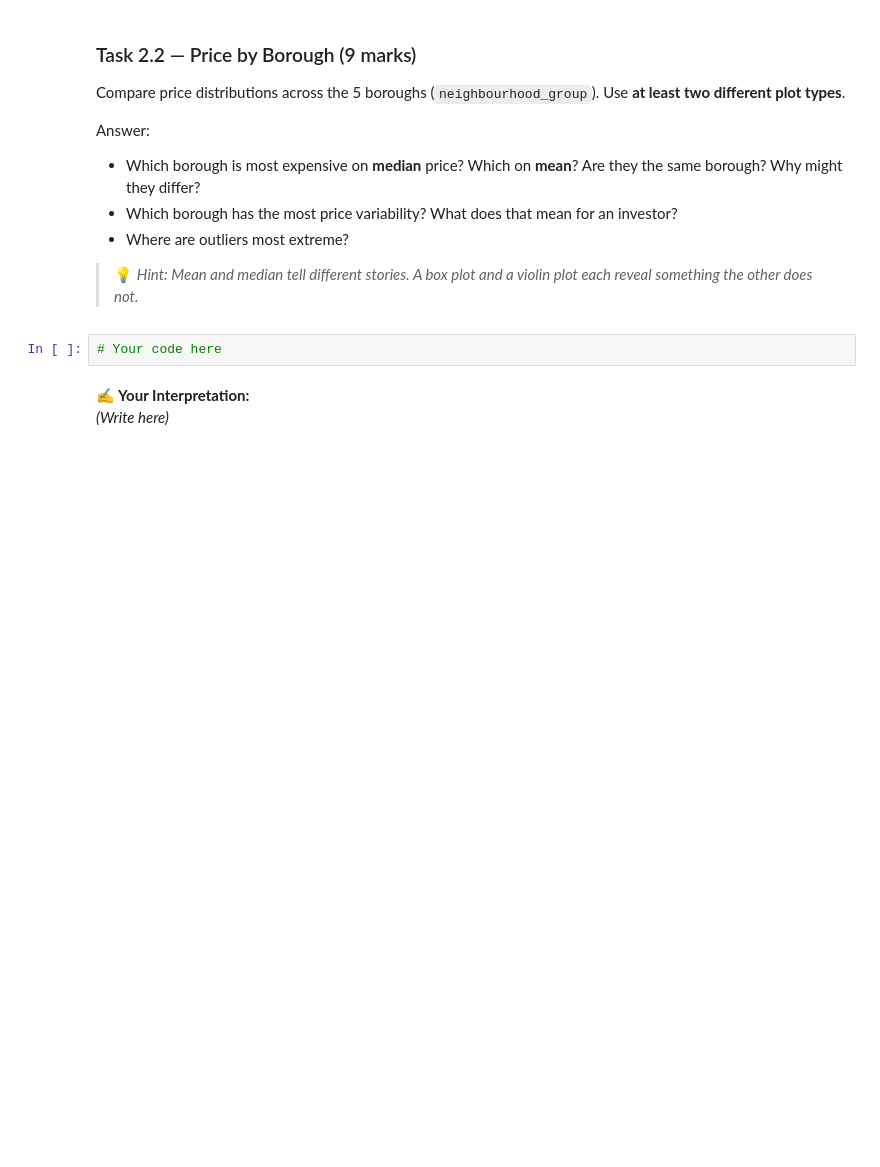
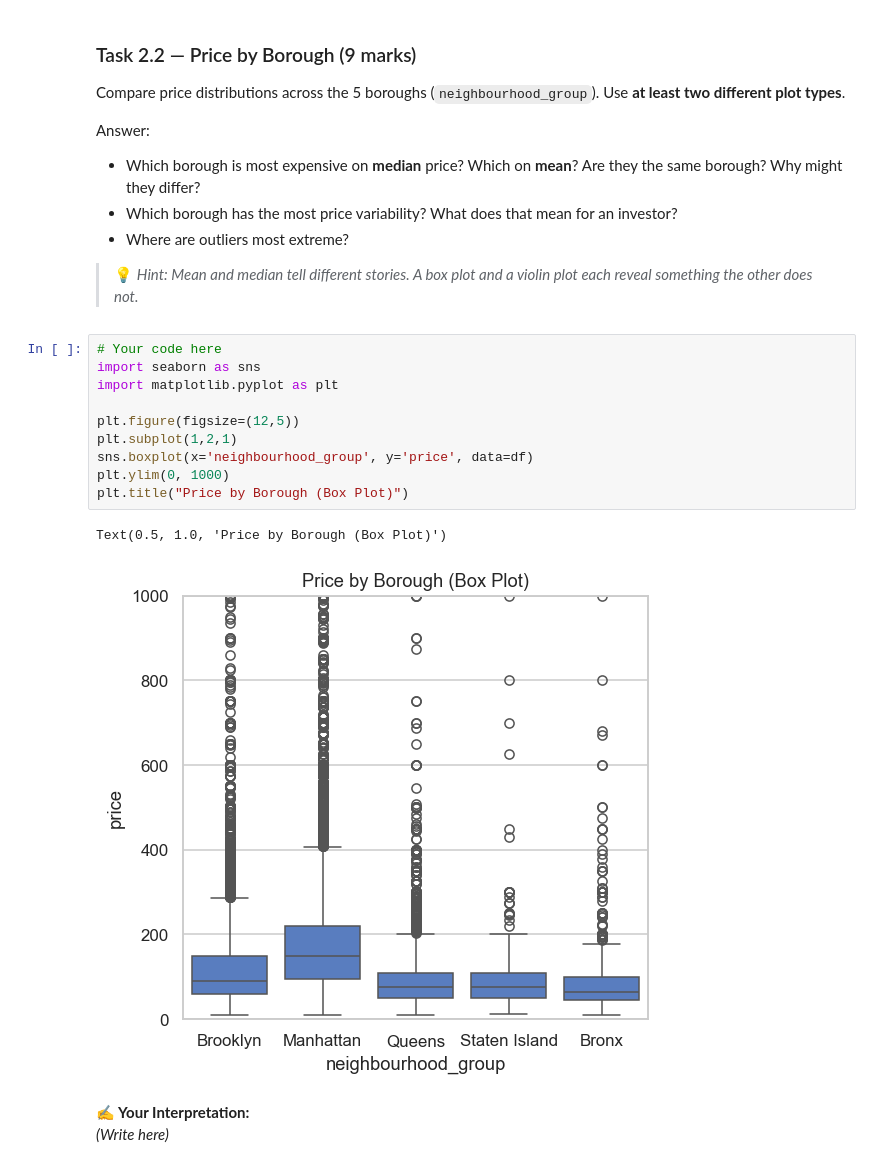
Before and after one commit to tashfeen786/Netsol-week-2, a Jupyter notebook: EDA_Assignment_NYC_Airbnb (1).ipynb, the cells around one changed output. Drawn from its saved outputs; the diff is of its cells as text; blank space fills up the shorter version.

```diff
--- a/EDA_Assignment_NYC_Airbnb (1).ipynb
+++ b/EDA_Assignment_NYC_Airbnb (1).ipynb
@@ -380,8 +378,19 @@ Answer:
 
 > 💡 *Hint: Mean and median tell different stories.
 > A box plot and a violin plot each reveal something the other does not.*
-# %%
-# Your code here
+# %%
+# Your code here
+import seaborn as sns
+import matplotlib.pyplot as plt
+
+plt.figure(figsize=(12,5))
+plt.subplot(1,2,1)
+sns.boxplot(x='neighbourhood_group', y='price', data=df)
+plt.ylim(0, 1000)
+plt.title("Price by Borough (Box Plot)")
+# %% [output]
+Text(0.5, 1.0, 'Price by Borough (Box Plot)')
+[figure, added]
 # %% [markdown]
 **✍️ Your Interpretation:**
 *(Write here)*
```
Also changed, not shown: parts of 7 cells of this notebook.
